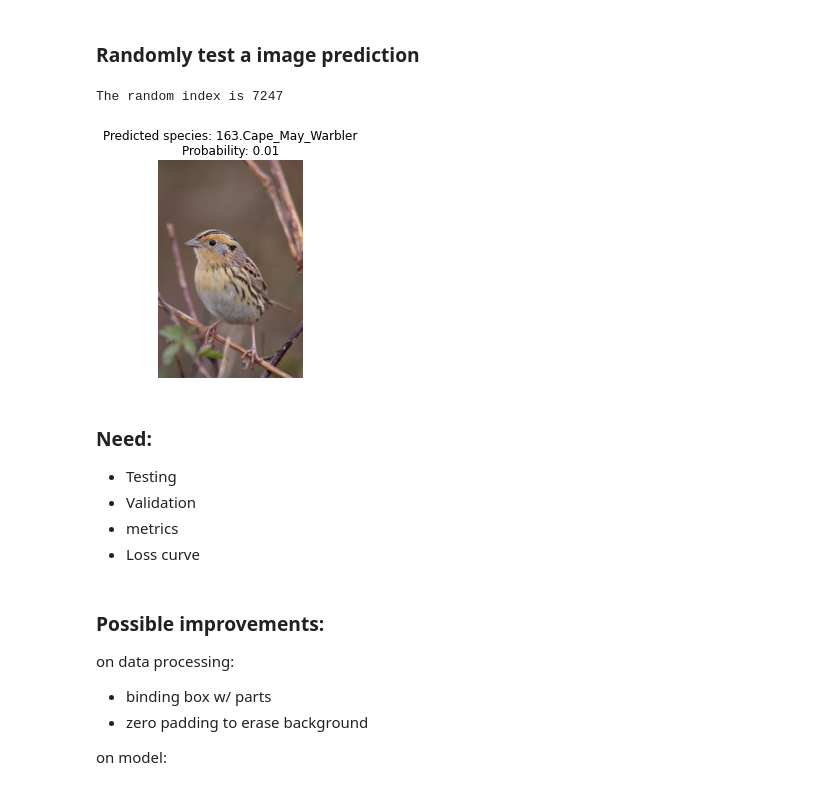
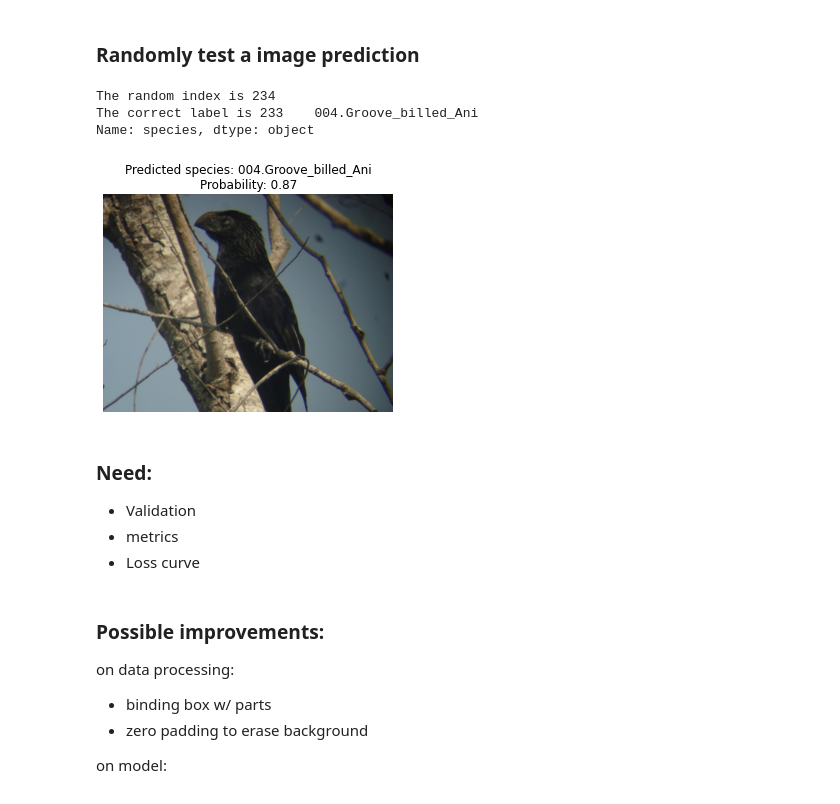
Before and after one commit to AnniLi1212/Fine_Grained_Bird_Classification, a Jupyter notebook: CNN_Classifier_for_CUB_200_2011.ipynb, the cells around one changed output. Cells and saved outputs as stored; diff of their text form; code cells hidden in the pictures.

```diff
--- a/CNN_Classifier_for_CUB_200_2011.ipynb
+++ b/CNN_Classifier_for_CUB_200_2011.ipynb
@@ -260,24 +260,27 @@ def display_prediction(image, species, probability):
     plt.show()
 # %%
 example_idx = random.randint(0, len(data))
+example_label = data[data["id"]==example_idx]["species"]
 example = Image.open("CUB_200_2011/images/" + data.loc[example_idx, "image_name"])
 example_tensor = transform(example).unsqueeze(0).to(device)
 
 with torch.no_grad():
     output = net(example_tensor)
     probabilities = F.softmax(output, dim=1)
 
 pred_label = torch.argmax(probabilities).item()
 pred_species = classes.loc[classes["label"]==pred_label]["species"].values[0]
 
 print(f"The random index is {example_idx}")
+print(f"The correct label is {example_label}")
 display_prediction(example, pred_species, probabilities[0][pred_label].item())
 # %% [output]
-The random index is 7247
+The random index is 234
+The correct label is 233    004.Groove_billed_Ani
+Name: species, dtype: object
-[figure, old version]
+[figure, new version]
 # %% [markdown]
 ### Need:
-- Testing
 - Validation
 - metrics
 - Loss curve
```
Also changed, not shown: parts of 3 cells of this notebook.
